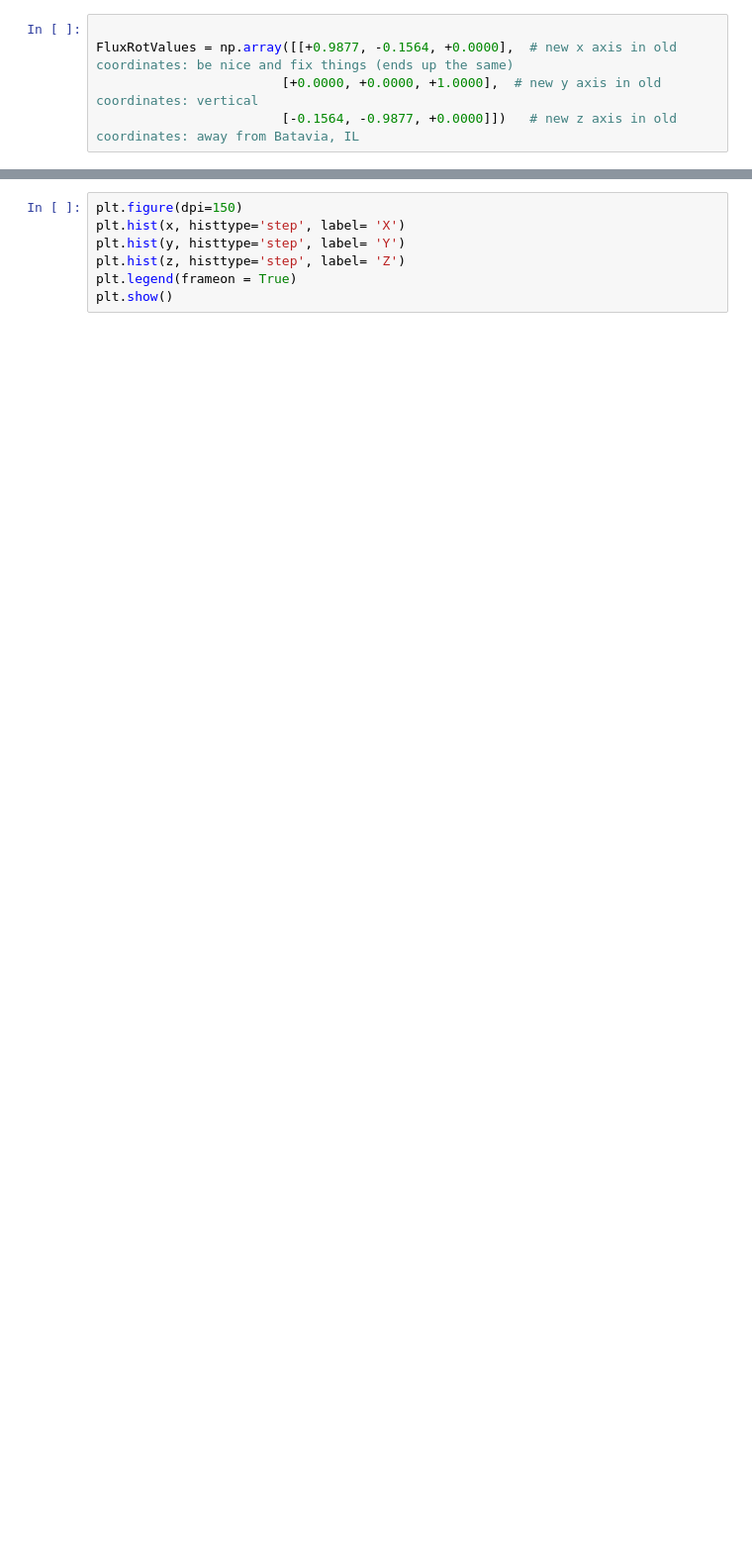
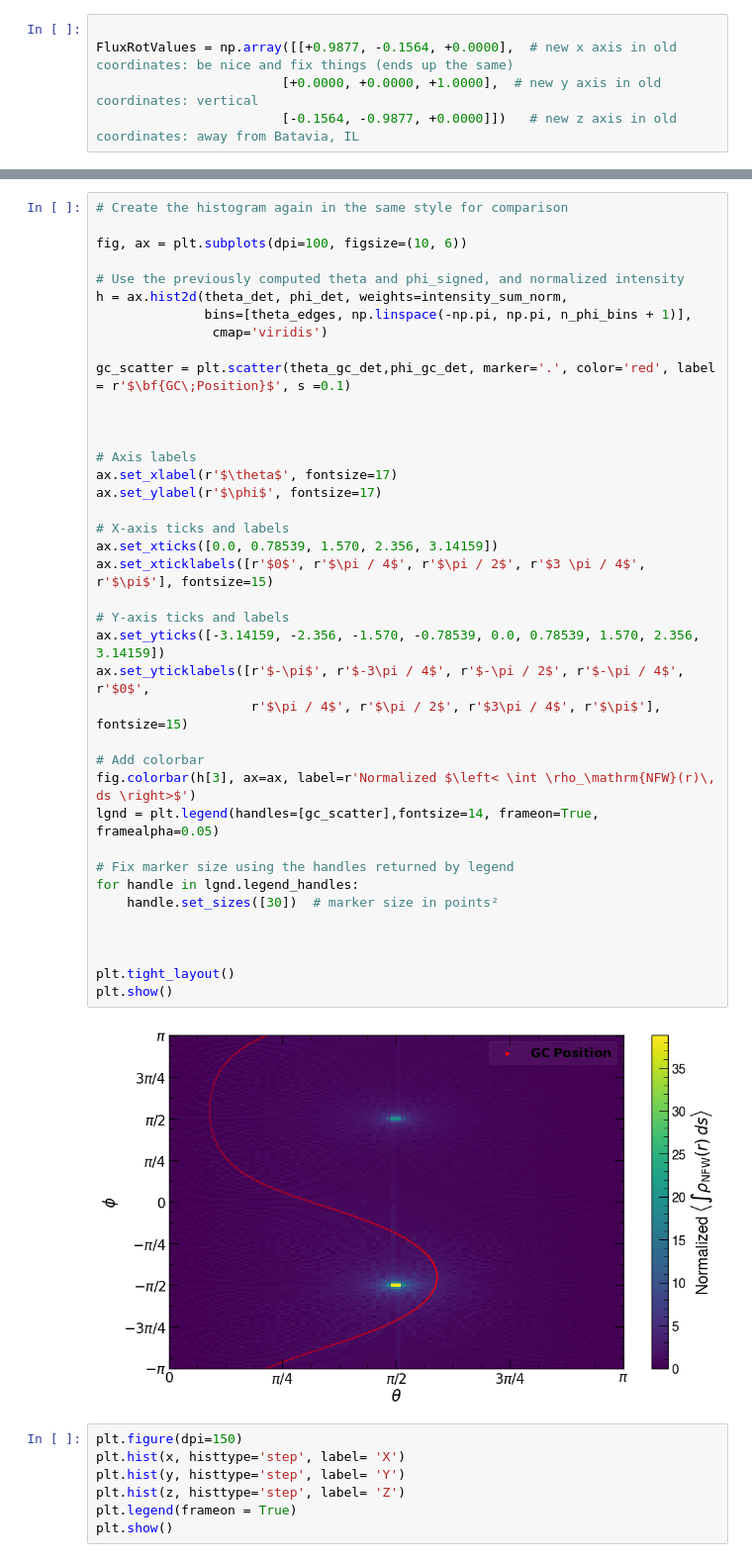
Before and after one commit to lperes-ufrj/AxionAnalysis, a Jupyter notebook: GalaxyCenterSim/NFW_AngDist.ipynb, the cells around one changed output, grey strips where cells are left out. Shown at 99% size. Drawn from its saved outputs; the diff is of its cells as text; blank space fills up the shorter version.

```diff
--- a/GalaxyCenterSim/NFW_AngDist.ipynb
+++ b/GalaxyCenterSim/NFW_AngDist.ipynb
@@ -424,3 +428,44 @@ plt.show()
+# %%
+# Create the histogram again in the same style for comparison
+
+fig, ax = plt.subplots(dpi=100, figsize=(10, 6))
+
+# Use the previously computed theta and phi_signed, and normalized intensity
+h = ax.hist2d(theta_det, phi_det, weights=intensity_sum_norm,
+              bins=[theta_edges, np.linspace(-np.pi, np.pi, n_phi_bins + 1)],
+               cmap='viridis')
+
+gc_scatter = plt.scatter(theta_gc_det,phi_gc_det, marker='.', color='red', label = r'$\bf{GC\;Position}$', s =0.1)
+
+
+
+# Axis labels
+ax.set_xlabel(r'$\theta$', fontsize=17)
+ax.set_ylabel(r'$\phi$', fontsize=17)
+
+# X-axis ticks and labels
+ax.set_xticks([0.0, 0.78539, 1.570, 2.356, 3.14159])
+ax.set_xticklabels([r'$0$', r'$\pi / 4$', r'$\pi / 2$', r'$3 \pi / 4$', r'$\pi$'], fontsize=15)
+
+# Y-axis ticks and labels
+ax.set_yticks([-3.14159, -2.356, -1.570, -0.78539, 0.0, 0.78539, 1.570, 2.356, 3.14159])
+ax.set_yticklabels([r'$-\pi$', r'$-3\pi / 4$', r'$-\pi / 2$', r'$-\pi / 4$', r'$0$',
+                    r'$\pi / 4$', r'$\pi / 2$', r'$3\pi / 4$', r'$\pi$'], fontsize=15)
+
+# Add colorbar
+fig.colorbar(h[3], ax=ax, label=r'Normalized $\left< \int \rho_\mathrm{NFW}(r)\, ds \right>$')
+lgnd = plt.legend(handles=[gc_scatter],fontsize=14, frameon=True, framealpha=0.05)
+
+# Fix marker size using the handles returned by legend
+for handle in lgnd.legend_handles:
+    handle.set_sizes([30])  # marker size in points²
+
+
+
+plt.tight_layout()
+plt.show()
+# %% [output]
+[figure, added]
 # %%
 plt.figure(dpi=150)
 plt.hist(x, histtype='step', label= 'X')
```
Also changed, not shown: parts of 14 cells of this notebook.
